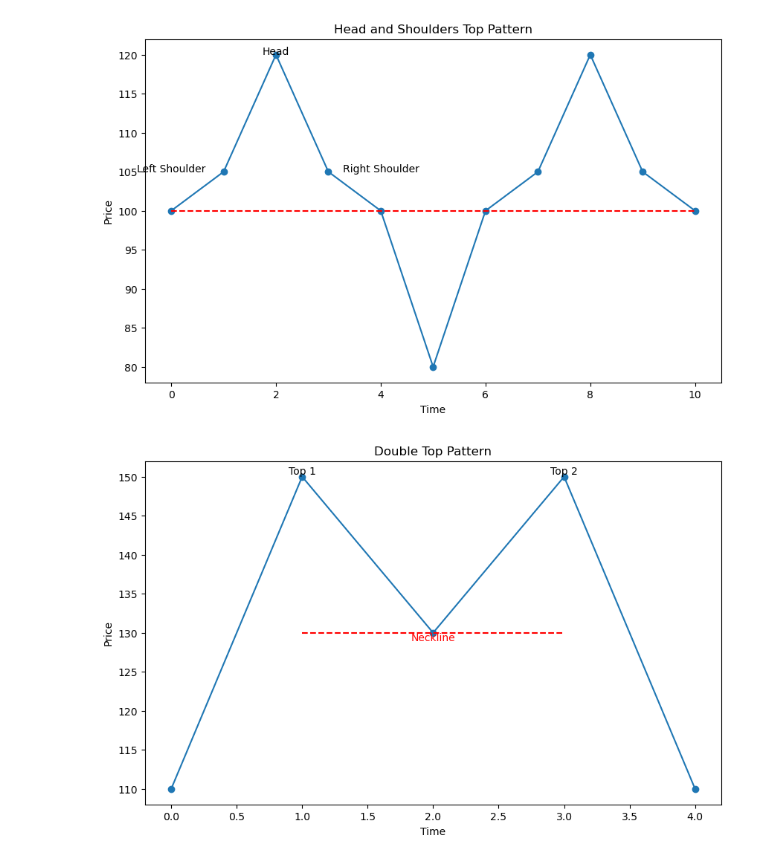
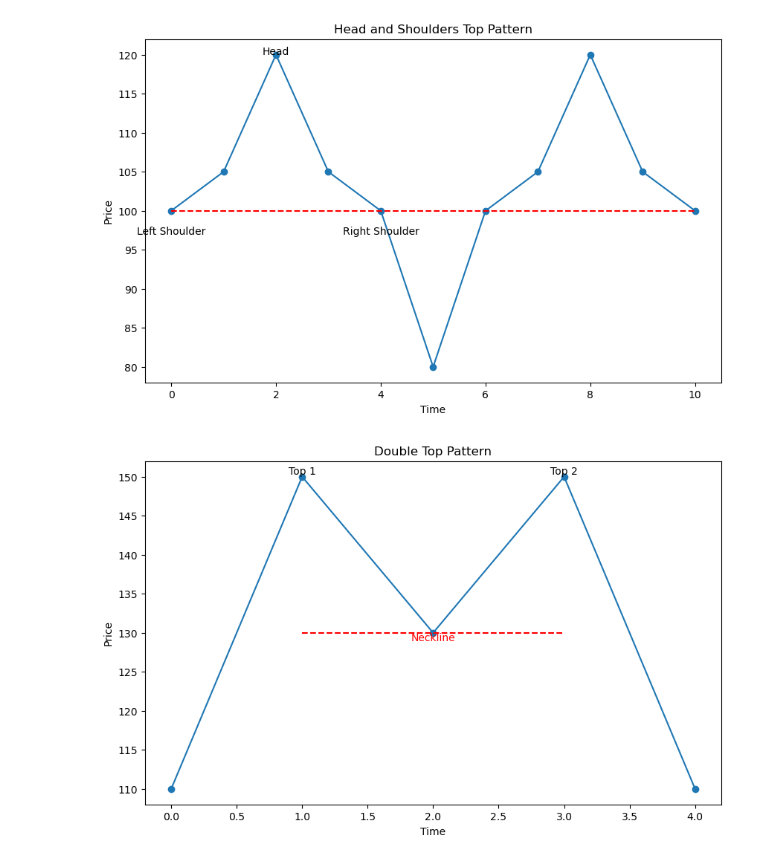
Before and after one commit to gonghui945/IntelligentQuant, a Jupyter notebook: Chapter3/3.2.ipynb, the cells around one changed output. Saved outputs shown, nothing was run; the diff lists cells and outputs as text; code cells hidden in the pictures.

```diff
--- a/Chapter3/3.2.ipynb
+++ b/Chapter3/3.2.ipynb
@@ -1,26 +1,26 @@
 # %%
 import matplotlib.pyplot as plt
 import numpy as np
 # 假设的股票价格
 prices = np.array([100, 105, 120, 105, 100, 80, 100, 105, 120, 105, 100])
 times = np.array(range(len(prices)))
 # 绘制价格图
 plt.figure(figsize=(10, 6))
 plt.plot(times, prices, marker='o')
 # 绘制颈线
 neckline = np.array([100]*len(times))
 plt.plot(times, neckline, 'r--')
 # 标注头和肩
 plt.text(2, 120, 'Head', ha='center')
-plt.text(0, 105, 'Left Shoulder', ha='center')
-plt.text(4, 105, 'Right Shoulder', ha='center')
+plt.text(0, 97, 'Left Shoulder', ha='center')
+plt.text(4, 97, 'Right Shoulder', ha='center')
 # 设置图形标题和轴标签
 plt.title('Head and Shoulders Top Pattern')
 plt.xlabel('Time')
 plt.ylabel('Price')
 plt.show()
 # %% [output]
-[figure, old version]
+[figure, new version]
 # %%
 import matplotlib.pyplot as plt
 import numpy as np
```
Also changed, not shown: parts of 2 cells of this notebook.
